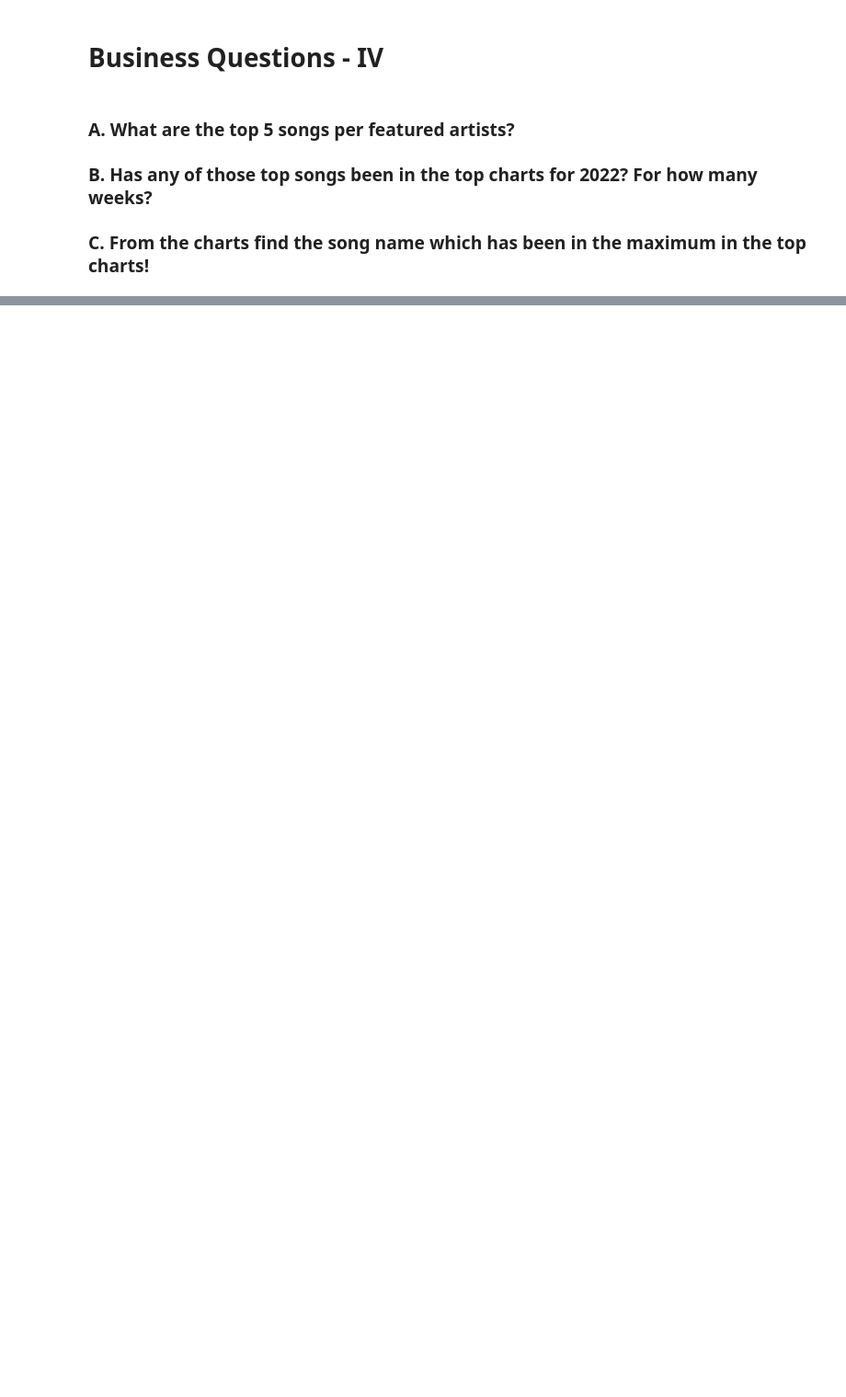
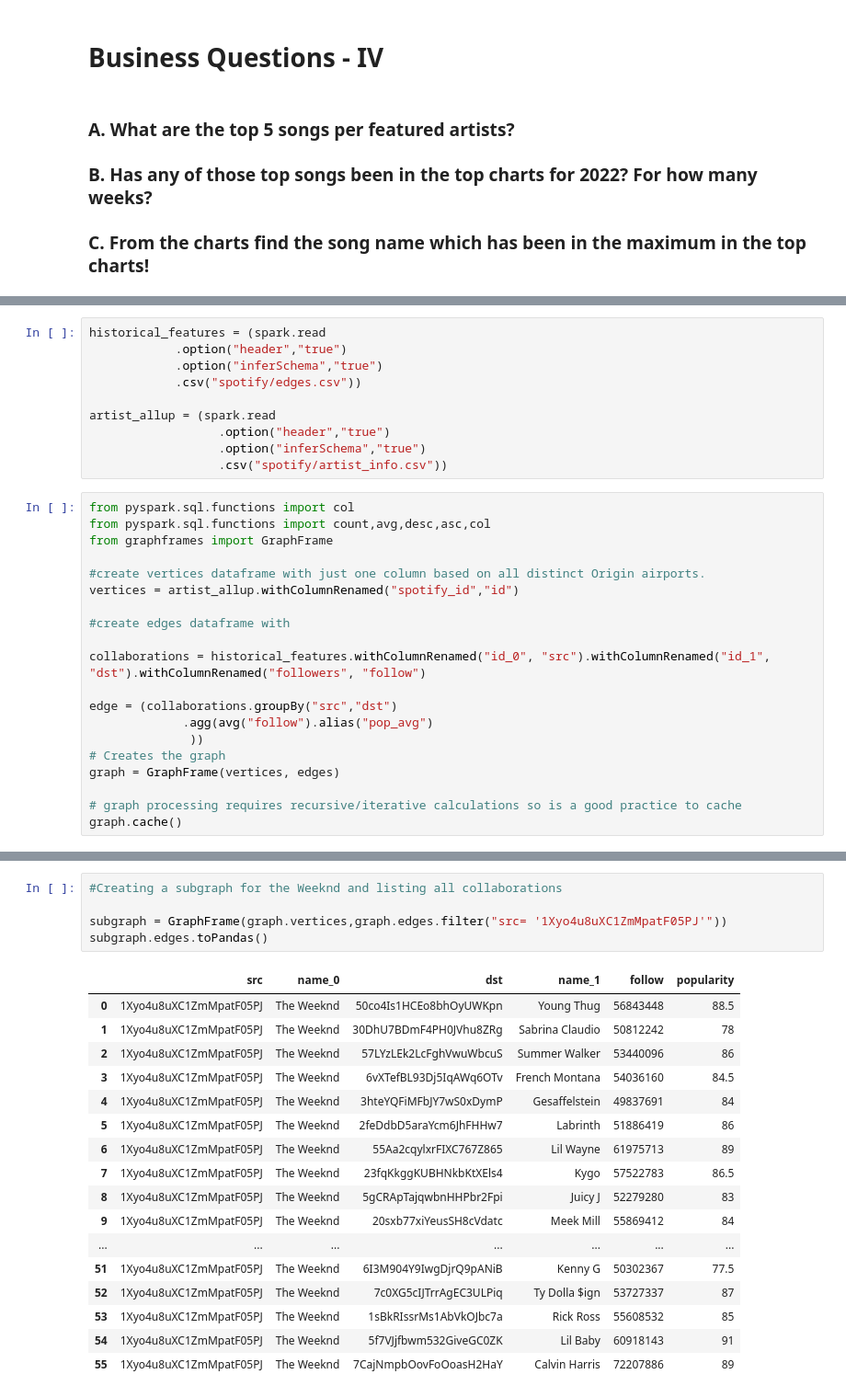
Before and after one commit to callysthenes/music_industry_intelligence, a Jupyter notebook: Assignment_Spotify_Twitter_Group_A.ipynb, the cells around one changed output, grey strips where cells are left out. Shown at 92% size. Cells and saved outputs as stored; diff of their text form; blank space fills up the shorter version.

Commit message:
Finished Graphframe Analysis

```diff
--- a/Assignment_Spotify_Twitter_Group_A.ipynb
+++ b/Assignment_Spotify_Twitter_Group_A.ipynb
@@ -862,0 +917,30 @@ Song do not exists in Database for Suggestion
+# %%
+historical_features = (spark.read
+            .option("header","true")
+            .option("inferSchema","true")
+            .csv("spotify/edges.csv"))
+
+artist_allup = (spark.read
+                  .option("header","true")
+                  .option("inferSchema","true")
+                  .csv("spotify/artist_info.csv"))
+# %%
+from pyspark.sql.functions import col
+from pyspark.sql.functions import count,avg,desc,asc,col
+from graphframes import GraphFrame
+
+#create vertices dataframe with just one column based on all distinct Origin airports.
+vertices = artist_allup.withColumnRenamed("spotify_id","id")
+
+#create edges dataframe with
+
+collaborations = historical_features.withColumnRenamed("id_0", "src").withColumnRenamed("id_1", "dst").withColumnRenamed("followers", "follow")
+
+edge = (collaborations.groupBy("src","dst")
+             .agg(avg("follow").alias("pop_avg")
+              ))
+# Creates the graph
+graph = GraphFrame(vertices, edges)
+
+# graph processing requires recursive/iterative calculations so is a good practice to cache
+graph.cache()
@@ -862,0 +989,23 @@ Song do not exists in Database for Suggestion
+# %%
+#Creating a subgraph for the Weeknd and listing all collaborations
+
+subgraph = GraphFrame(graph.vertices,graph.edges.filter("src= '1Xyo4u8uXC1ZmMpatF05PJ'"))
+subgraph.edges.toPandas()
+# %% [output]
+|  | src | name_0 | dst | name_1 | follow | popularity |
+| 0 | 1Xyo4u8uXC1ZmMpatF05PJ | The Weeknd | 50co4Is1HCEo8bhOyUWKpn | Young Thug | 56843448 | 88.5 |
+| 1 | 1Xyo4u8uXC1ZmMpatF05PJ | The Weeknd | 30DhU7BDmF4PH0JVhu8ZRg | Sabrina Claudio | 50812242 | 78 |
+| 2 | 1Xyo4u8uXC1ZmMpatF05PJ | The Weeknd | 57LYzLEk2LcFghVwuWbcuS | Summer Walker | 53440096 | 86 |
+| 3 | 1Xyo4u8uXC1ZmMpatF05PJ | The Weeknd | 6vXTefBL93Dj5IqAWq6OTv | French Montana | 54036160 | 84.5 |
+| 4 | 1Xyo4u8uXC1ZmMpatF05PJ | The Weeknd | 3hteYQFiMFbJY7wS0xDymP | Gesaffelstein | 49837691 | 84 |
+| 5 | 1Xyo4u8uXC1ZmMpatF05PJ | The Weeknd | 2feDdbD5araYcm6JhFHHw7 | Labrinth | 51886419 | 86 |
+| 6 | 1Xyo4u8uXC1ZmMpatF05PJ | The Weeknd | 55Aa2cqylxrFIXC767Z865 | Lil Wayne | 61975713 | 89 |
+| 7 | 1Xyo4u8uXC1ZmMpatF05PJ | The Weeknd | 23fqKkggKUBHNkbKtXEls4 | Kygo | 57522783 | 86.5 |
+| 8 | 1Xyo4u8uXC1ZmMpatF05PJ | The Weeknd | 5gCRApTajqwbnHHPbr2Fpi | Juicy J | 52279280 | 83 |
+| 9 | 1Xyo4u8uXC1ZmMpatF05PJ | The Weeknd | 20sxb77xiYeusSH8cVdatc | Meek Mill | 55869412 | 84 |
+| ... | ... | ... | ... | ... | ... | ... |
+| 51 | 1Xyo4u8uXC1ZmMpatF05PJ | The Weeknd | 6I3M904Y9IwgDjrQ9pANiB | Kenny G | 50302367 | 77.5 |
+| 52 | 1Xyo4u8uXC1ZmMpatF05PJ | The Weeknd | 7c0XG5cIJTrrAgEC3ULPiq | Ty Dolla $ign | 53727337 | 87 |
+| 53 | 1Xyo4u8uXC1ZmMpatF05PJ | The Weeknd | 1sBkRIssrMs1AbVkOJbc7a | Rick Ross | 55608532 | 85 |
+| 54 | 1Xyo4u8uXC1ZmMpatF05PJ | The Weeknd | 5f7VJjfbwm532GiveGC0ZK | Lil Baby | 60918143 | 91 |
+| 55 | 1Xyo4u8uXC1ZmMpatF05PJ | The Weeknd | 7CajNmpbOovFoOoasH2HaY | Calvin Harris | 72207886 | 89 |
```
Also changed, not shown: parts of 65 cells of this notebook, 3 other files.
